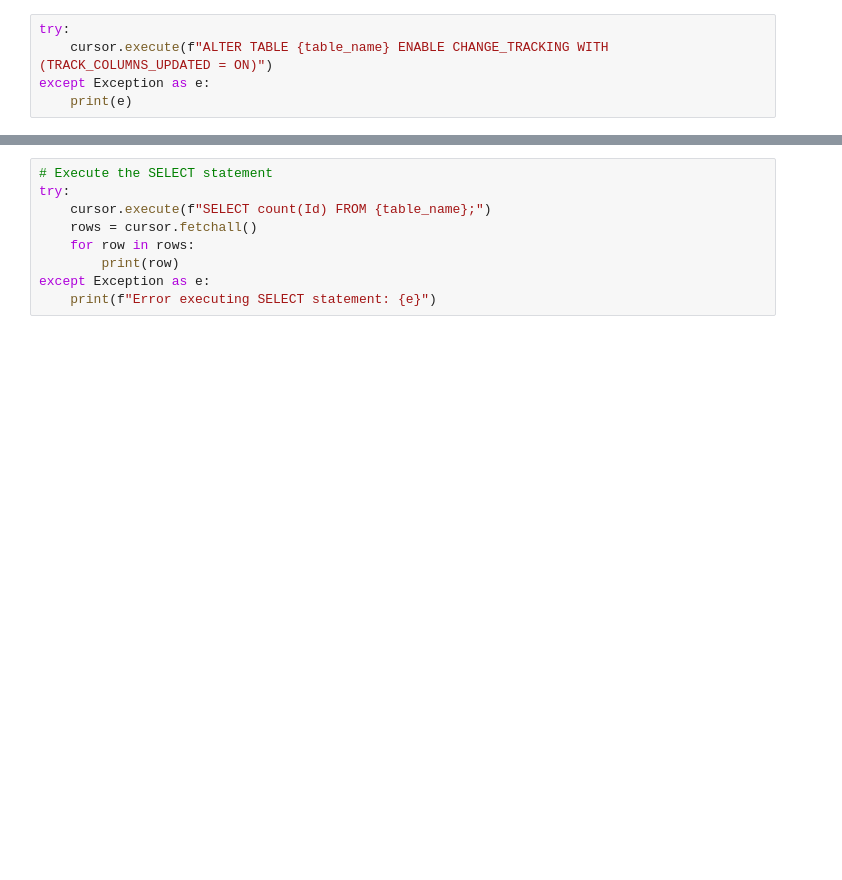
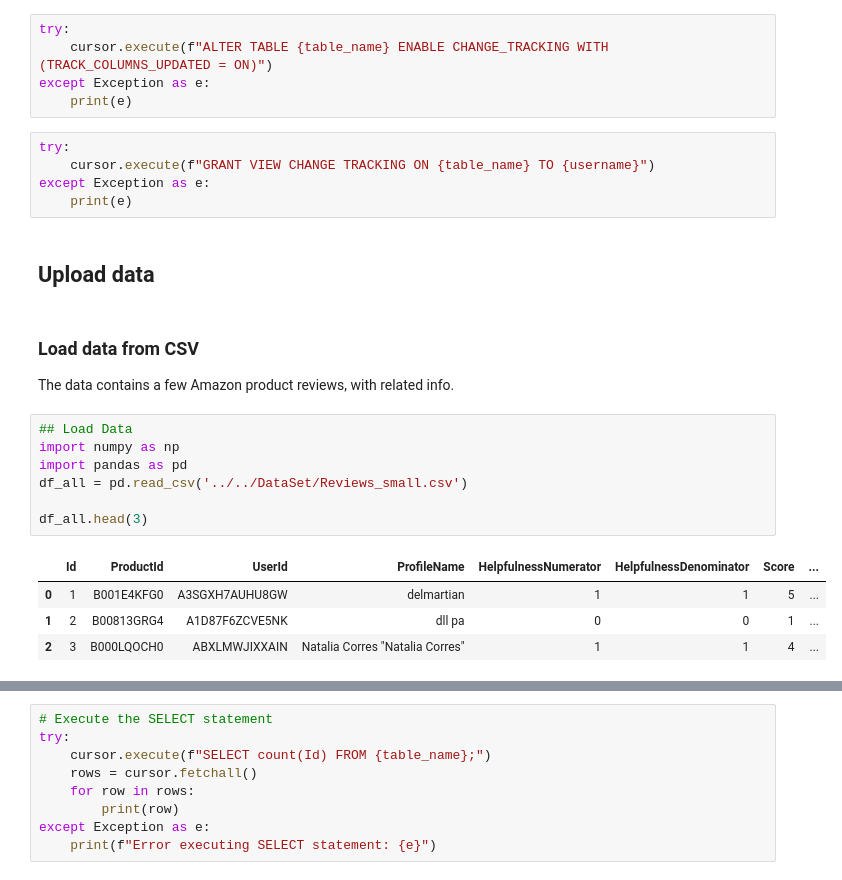
Before and after one commit to microsoft/AzureDataRetrievalAugmentedGenerationSamples, a Jupyter notebook: Python/AzureSQL_CognitiveSearch/AzureSQL_CogSearch_IntegratedVectorization.ipynb, the cells around one changed output, grey strips where cells are left out. Drawn from its saved outputs; the diff is of its cells as text; blank space fills up the shorter version.

```diff
--- a/Python/AzureSQL_CognitiveSearch/AzureSQL_CogSearch_IntegratedVectorization.ipynb
+++ b/Python/AzureSQL_CognitiveSearch/AzureSQL_CogSearch_IntegratedVectorization.ipynb
@@ -90,3 +125,26 @@ try:
     cursor.execute(f"ALTER TABLE {table_name} ENABLE CHANGE_TRACKING WITH (TRACK_COLUMNS_UPDATED = ON)")
 except Exception as e:
     print(e)
+# %%
+try:
+    cursor.execute(f"GRANT VIEW CHANGE TRACKING ON {table_name} TO {username}")
+except Exception as e:
+    print(e)
+# %% [markdown]
+## Upload data
+# %% [markdown]
+### Load data from CSV
+
+The data contains a few Amazon product reviews, with related info.
+# %%
+## Load Data
+import numpy as np
+import pandas as pd
+df_all = pd.read_csv('../../DataSet/Reviews_small.csv')
+
+df_all.head(3)
+# %% [output]
+|  | Id | ProductId | UserId | ProfileName | HelpfulnessNumerator | HelpfulnessDenominator | Score | ... |
+| 0 | 1 | B001E4KFG0 | A3SGXH7AUHU8GW | delmartian | 1 | 1 | 5 | ... |
+| 1 | 2 | B00813GRG4 | A1D87F6ZCVE5NK | dll pa | 0 | 0 | 1 | ... |
+| 2 | 3 | B000LQOCH0 | ABXLMWJIXXAIN | Natalia Corres "Natalia Corres" | 1 | 1 | 4 | ... |
```
Also changed, not shown: parts of 36 cells of this notebook.
